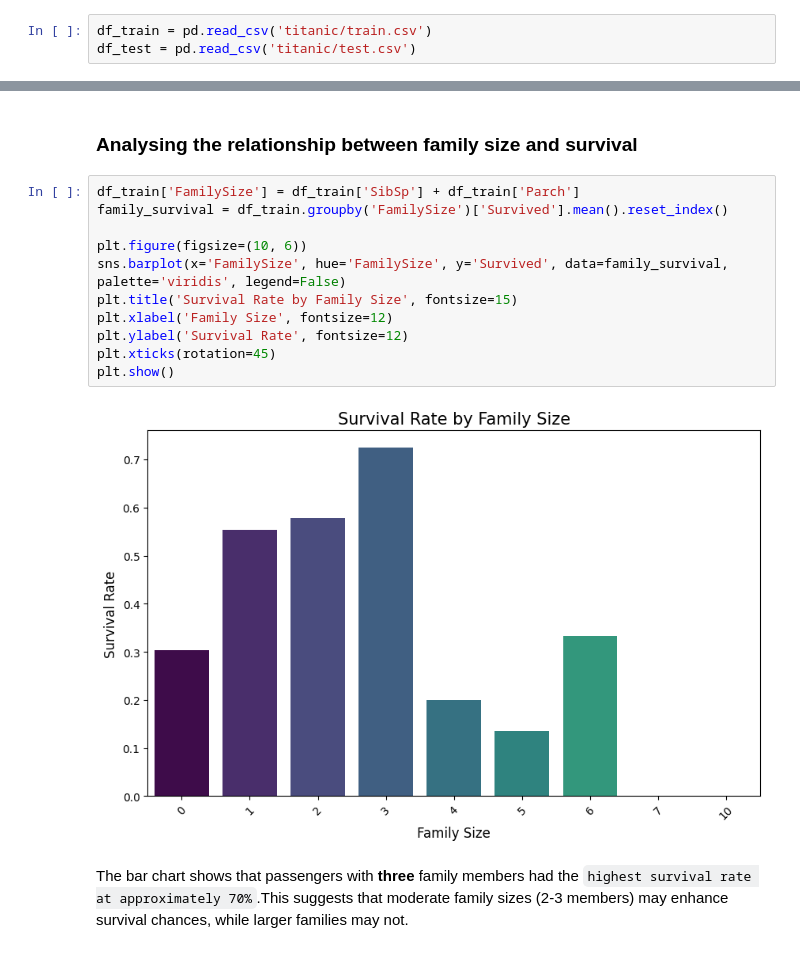
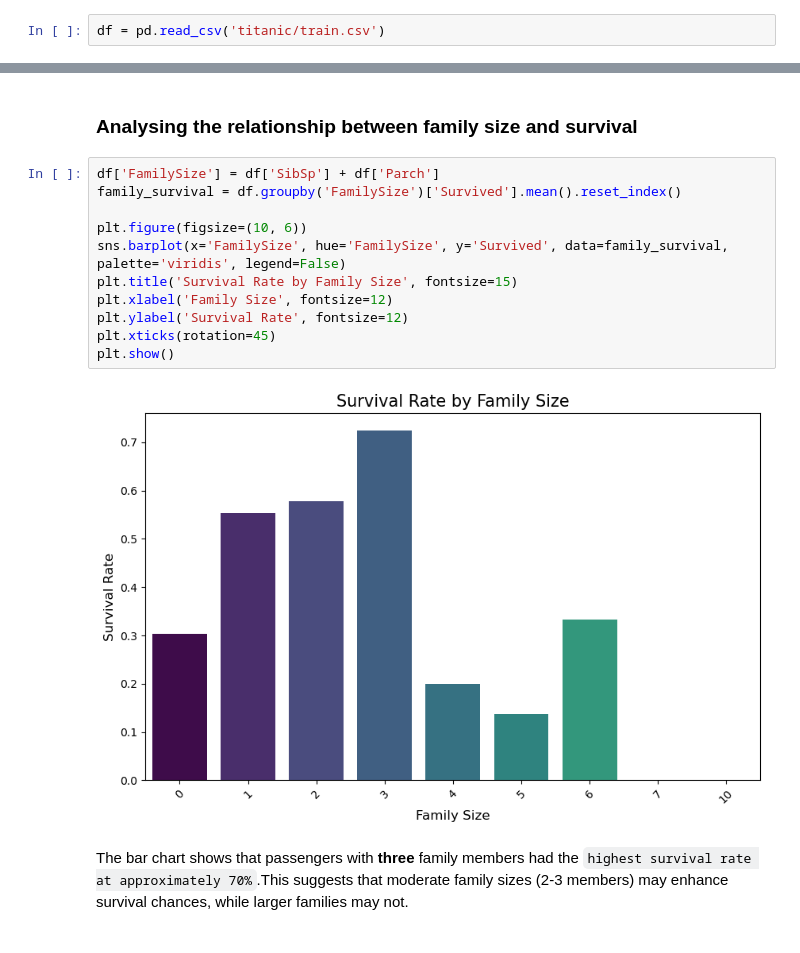
Before and after one commit to cadzchua/SC1015-Mini-Project, a Jupyter notebook: miniproject.ipynb, the cells around one changed output, grey strips where cells are left out. Saved outputs shown, nothing was run; the diff lists cells and outputs as text.

Commit message:
feat: removed test.csv

```diff
--- a/miniproject.ipynb
+++ b/miniproject.ipynb
@@ -29,5 +29,4 @@ from sklearn.metrics import accuracy_score, confusion_matrix, classification_rep
 from sklearn.dummy import DummyClassifier
 import tensorflow as tf
 # %%
-df_train = pd.read_csv('titanic/train.csv')
-df_test = pd.read_csv('titanic/test.csv')
+df = pd.read_csv('titanic/train.csv')
@@ -201,18 +184,18 @@ Since the median ages for both survivors and non-survivors are quite similar, we
 # %% [markdown]
 ### Analysing the relationship between family size and survival
 # %%
-df_train['FamilySize'] = df_train['SibSp'] + df_train['Parch']
-family_survival = df_train.groupby('FamilySize')['Survived'].mean().reset_index()
+df['FamilySize'] = df['SibSp'] + df['Parch']
+family_survival = df.groupby('FamilySize')['Survived'].mean().reset_index()
 
 plt.figure(figsize=(10, 6))
 sns.barplot(x='FamilySize', hue='FamilySize', y='Survived', data=family_survival, palette='viridis', legend=False)
 plt.title('Survival Rate by Family Size', fontsize=15)
 plt.xlabel('Family Size', fontsize=12)
 plt.ylabel('Survival Rate', fontsize=12)
 plt.xticks(rotation=45)
 plt.show()
 # %% [output]
-[figure, old version]
+[figure, new version]
 # %% [markdown]
 The bar chart shows that passengers with **three** family members had the `highest survival rate at approximately 70%`.This suggests that moderate family sizes (2-3 members) may enhance survival chances, while larger families may not.
 # %% [markdown]
```
Also changed, not shown: parts of 17 cells of this notebook, 1 other file.
